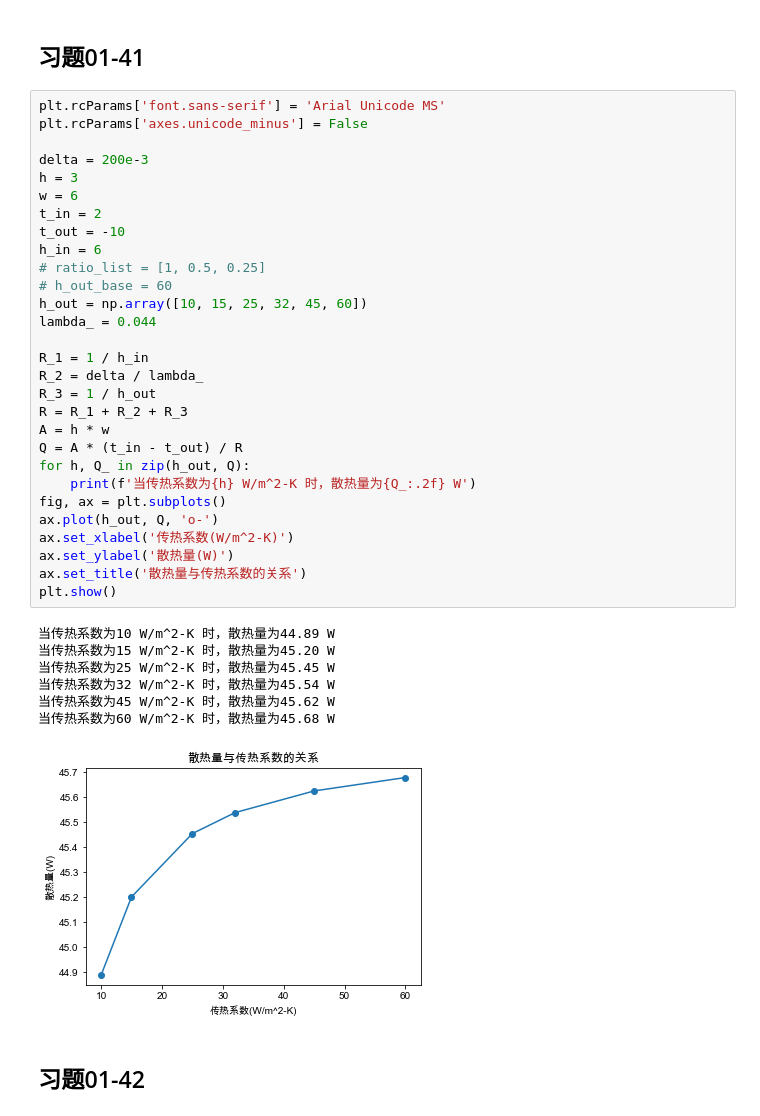
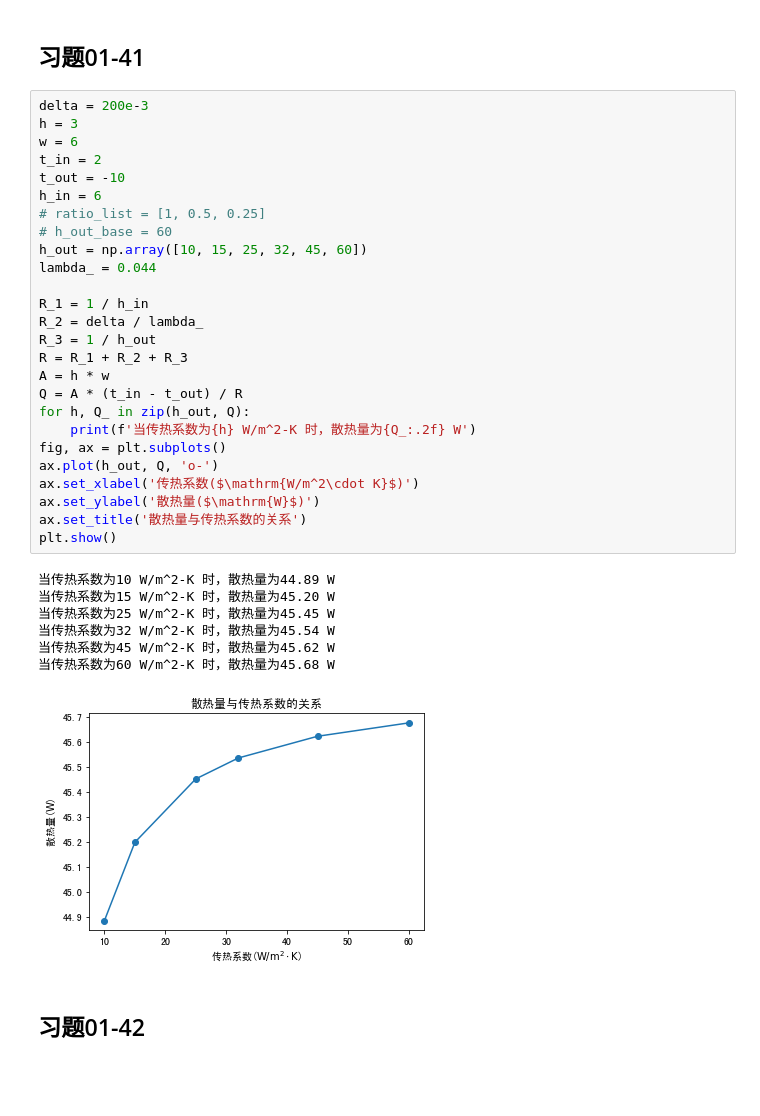
Before and after one commit to hustquick/HeatTransfer, a Jupyter notebook: jupyter/第01章习题.ipynb, the cells around one changed output. Cells and saved outputs as stored; diff of their text form; blank space fills up the shorter version.

```diff
--- a/jupyter/第01章习题.ipynb
+++ b/jupyter/第01章习题.ipynb
@@ -545,42 +545,39 @@ print(f'对流总换热量为： {Q_conv_total:.0f} J')
 # %% [markdown]
 ## 习题01-41
 # %%
-plt.rcParams['font.sans-serif'] = 'Arial Unicode MS'
-plt.rcParams['axes.unicode_minus'] = False
-
 delta = 200e-3
 h = 3
 w = 6
 t_in = 2
 t_out = -10
 h_in = 6
 # ratio_list = [1, 0.5, 0.25]
 # h_out_base = 60
 h_out = np.array([10, 15, 25, 32, 45, 60])
 lambda_ = 0.044
 
 R_1 = 1 / h_in
 R_2 = delta / lambda_
 R_3 = 1 / h_out
 R = R_1 + R_2 + R_3
 A = h * w
 Q = A * (t_in - t_out) / R
 for h, Q_ in zip(h_out, Q):
     print(f'当传热系数为{h} W/m^2-K 时，散热量为{Q_:.2f} W')
 fig, ax = plt.subplots()
 ax.plot(h_out, Q, 'o-')
-ax.set_xlabel('传热系数(W/m^2-K)')
-ax.set_ylabel('散热量(W)')
+ax.set_xlabel('传热系数($\mathrm{W/m^2\cdot K}$)')
+ax.set_ylabel('散热量($\mathrm{W}$)')
 ax.set_title('散热量与传热系数的关系')
 plt.show()
 # %% [output]
 当传热系数为10 W/m^2-K 时，散热量为44.89 W
 当传热系数为15 W/m^2-K 时，散热量为45.20 W
 当传热系数为25 W/m^2-K 时，散热量为45.45 W
 当传热系数为32 W/m^2-K 时，散热量为45.54 W
 当传热系数为45 W/m^2-K 时，散热量为45.62 W
 当传热系数为60 W/m^2-K 时，散热量为45.68 W
-[figure, old version]
+[figure, new version]
 # %% [markdown]
 ## 习题01-42
 # %%
```
Also changed, not shown: parts of 1 cell of this notebook, 13 other files.
